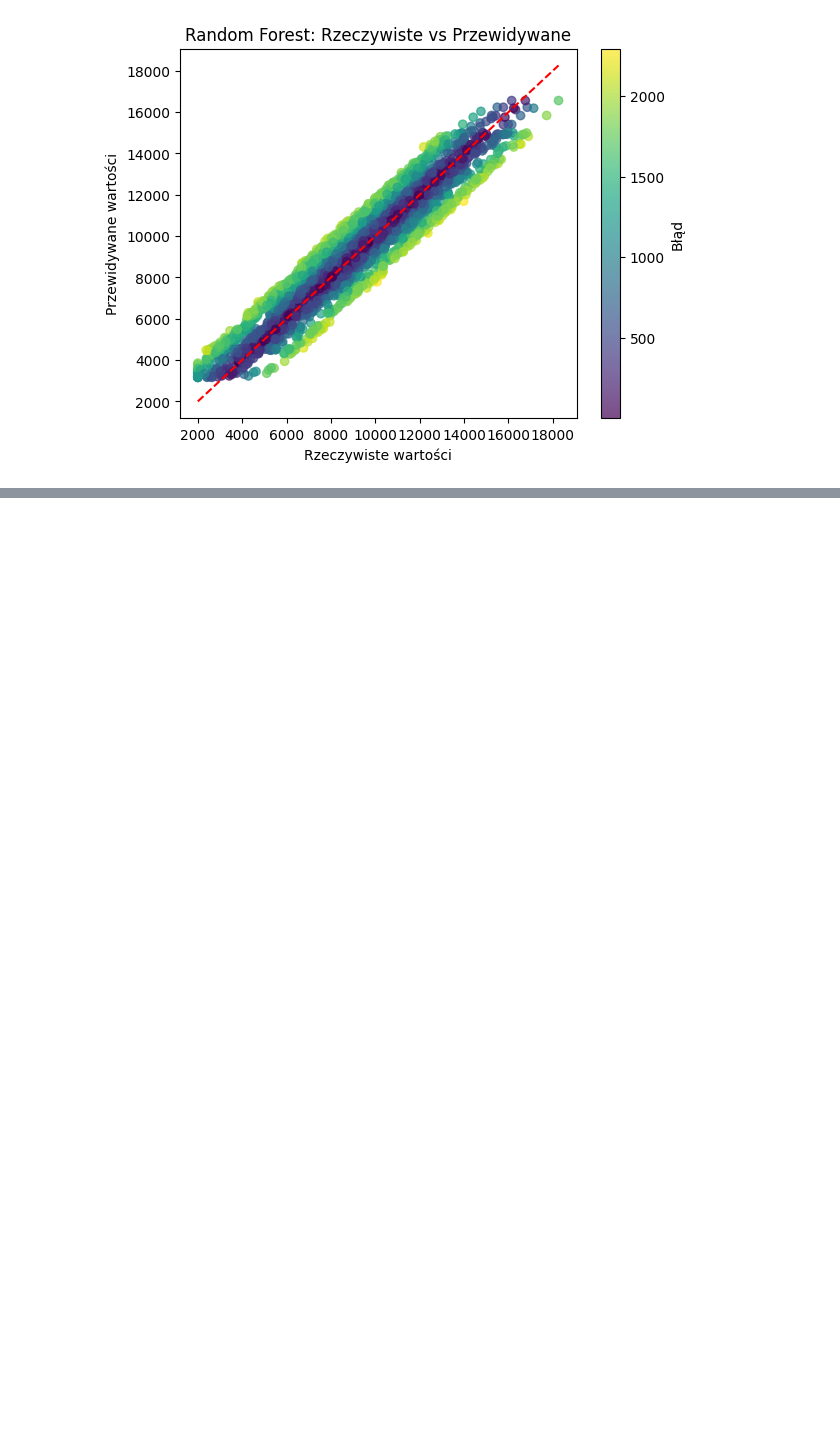
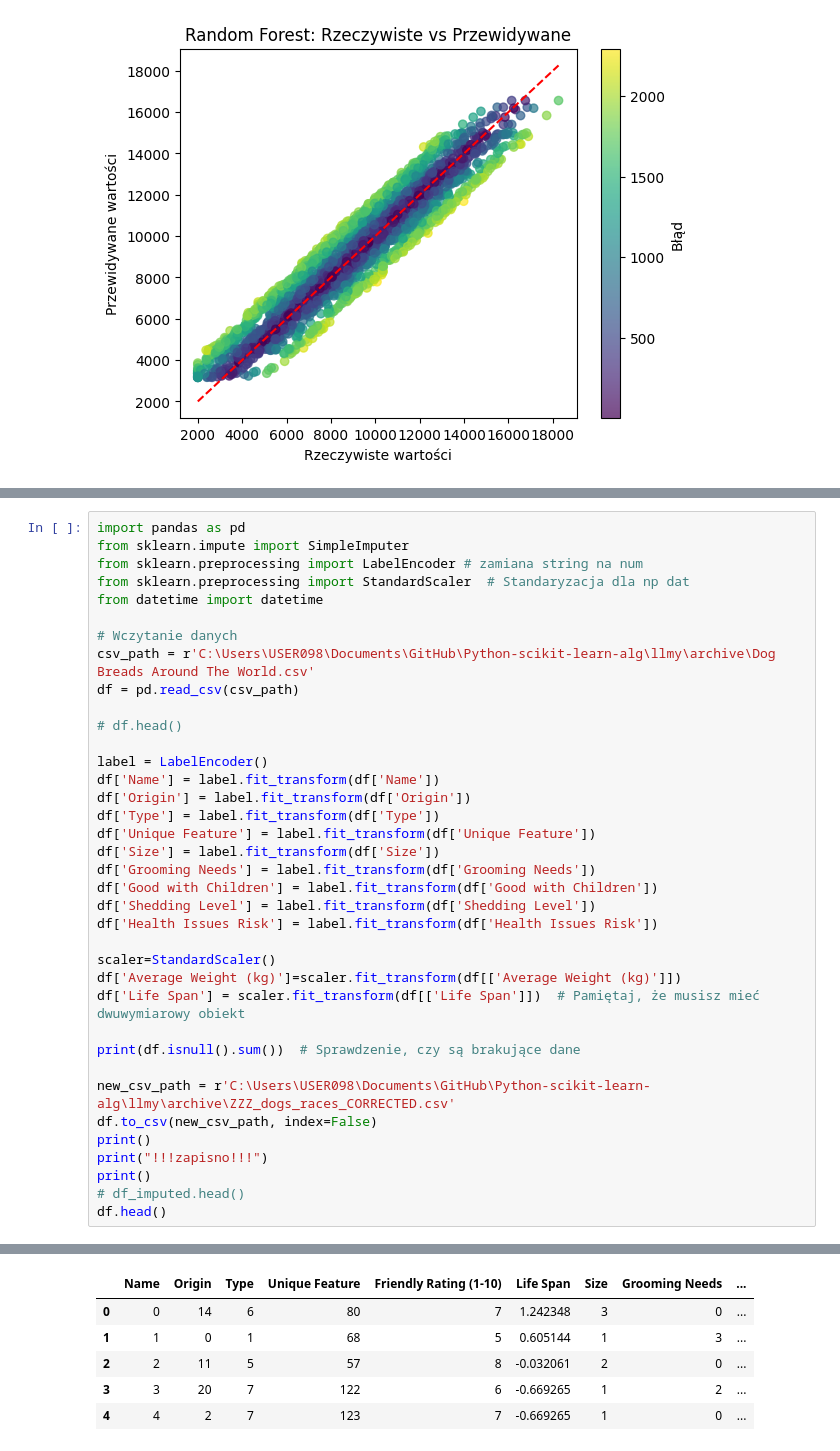
Before and after one commit to hgf700/Python-scikit-learn-alg, a Jupyter notebook: llmy/Untitled.ipynb, the cells around one changed output, grey strips where cells are left out. Drawn from its saved outputs; the diff is of its cells as text; blank space fills up the shorter version.

```diff
--- a/llmy/Untitled.ipynb
+++ b/llmy/Untitled.ipynb
@@ -1973,0 +2089,38 @@ ValueError: Input y contains NaN.
+# %%
+import pandas as pd
+from sklearn.impute import SimpleImputer
+from sklearn.preprocessing import LabelEncoder # zamiana string na num
+from sklearn.preprocessing import StandardScaler  # Standaryzacja dla np dat
+from datetime import datetime
+
+# Wczytanie danych
+csv_path = r'C:\Users\USER098\Documents\GitHub\Python-scikit-learn-alg\llmy\archive\Dog Breads Around The World.csv'
+df = pd.read_csv(csv_path)
+
+# df.head()
+
+label = LabelEncoder()
+df['Name'] = label.fit_transform(df['Name'])
+df['Origin'] = label.fit_transform(df['Origin'])
+df['Type'] = label.fit_transform(df['Type'])
+df['Unique Feature'] = label.fit_transform(df['Unique Feature'])
+df['Size'] = label.fit_transform(df['Size'])
+df['Grooming Needs'] = label.fit_transform(df['Grooming Needs'])
+df['Good with Children'] = label.fit_transform(df['Good with Children'])
+df['Shedding Level'] = label.fit_transform(df['Shedding Level'])
+df['Health Issues Risk'] = label.fit_transform(df['Health Issues Risk'])
+
+scaler=StandardScaler()
+df['Average Weight (kg)']=scaler.fit_transform(df[['Average Weight (kg)']])
+df['Life Span'] = scaler.fit_transform(df[['Life Span']])  # Pamiętaj, że musisz mieć dwuwymiarowy obiekt
+
+print(df.isnull().sum())  # Sprawdzenie, czy są brakujące dane
+
+new_csv_path = r'C:\Users\USER098\Documents\GitHub\Python-scikit-learn-alg\llmy\archive\ZZZ_dogs_races_CORRECTED.csv'
+df.to_csv(new_csv_path, index=False)
+print()
+print("!!!zapisno!!!")
+print()
+# df_imputed.head()
+df.head()
+# %% [output]
@@ -1973,0 +2145,6 @@ ValueError: Input y contains NaN.
+|  | Name | Origin | Type | Unique Feature | Friendly Rating (1-10) | Life Span | Size | Grooming Needs | ... |
+| 0 | 0 | 14 | 6 | 80 | 7 | 1.242348 | 3 | 0 | ... |
+| 1 | 1 | 0 | 1 | 68 | 5 | 0.605144 | 1 | 3 | ... |
+| 2 | 2 | 11 | 5 | 57 | 8 | -0.032061 | 2 | 0 | ... |
+| 3 | 3 | 20 | 7 | 122 | 6 | -0.669265 | 1 | 2 | ... |
+| 4 | 4 | 2 | 7 | 123 | 7 | -0.669265 | 1 | 0 | ... |
```
Also changed, not shown: parts of 5 cells of this notebook.
